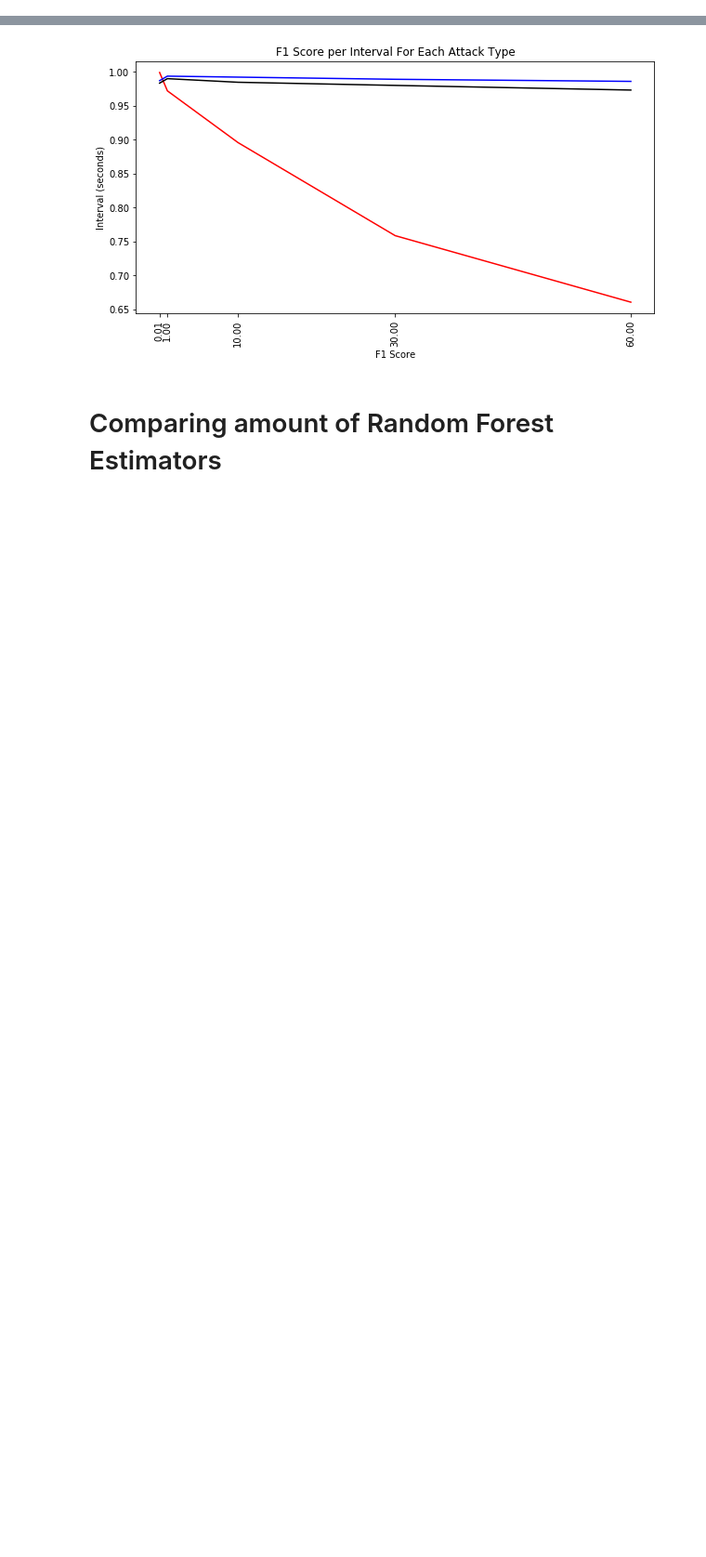
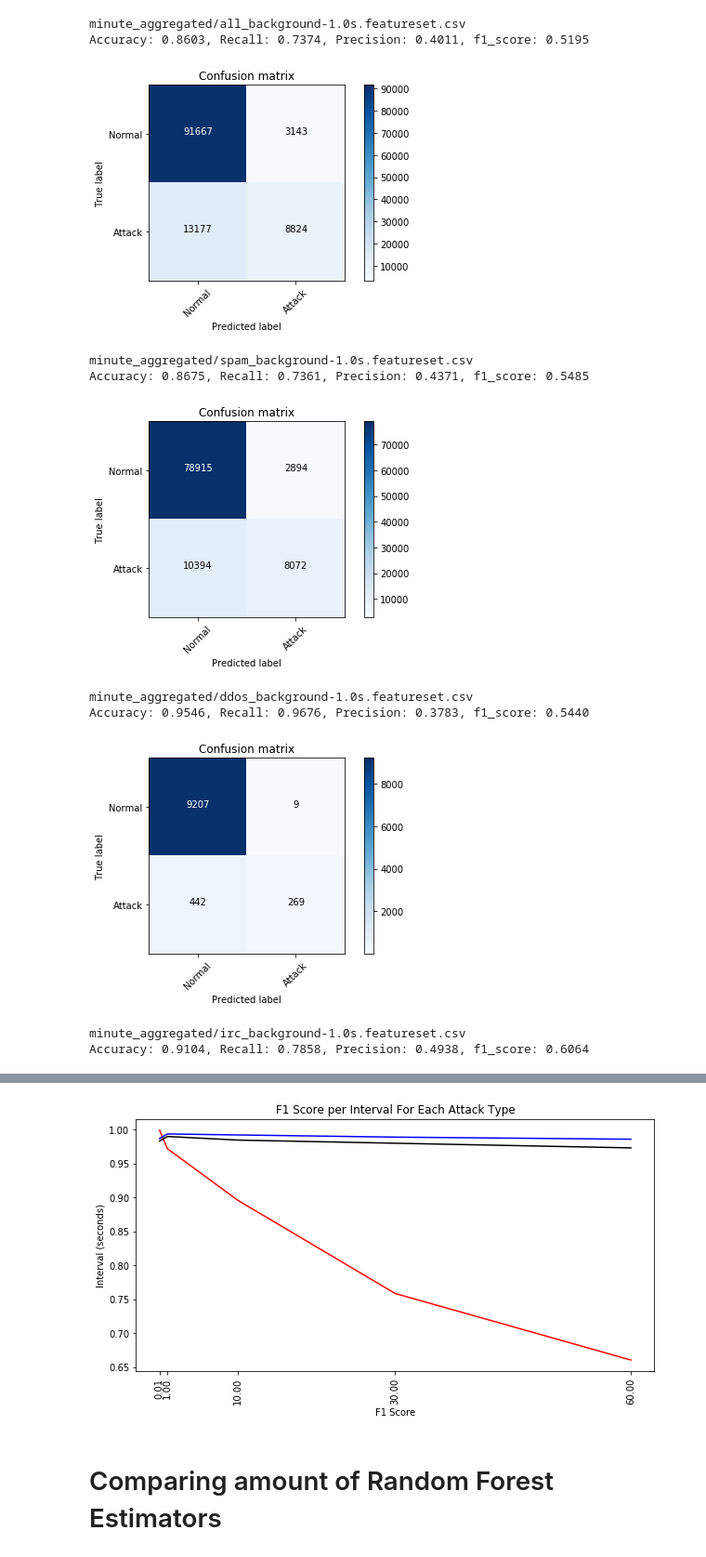
Before and after one commit to SpokenBanana/lambda-code, a Jupyter notebook: ddos-detection/Detecting Attacks.ipynb, the cells around one changed output, grey strips where cells are left out. Shown at 93% size. Cells and saved outputs as stored; diff of their text form; code cells hidden in the pictures; blank space fills up the shorter version.

Commit message:
Added background metrics and the attack detection

```diff
--- a/ddos-detection/Detecting Attacks.ipynb
+++ b/ddos-detection/Detecting Attacks.ipynb
@@ -1,3 +1,34 @@
 # %%
 %matplotlib inline
 %load_ext autoreload
+# %%
+# Background detection
+# Detecting Attacks
+from botnet_detection import summary_of_detection, rf_train, test_dict, get_specific_features_from
+from summarizer import Summarizer
+from plot_features import plot_confusion_matrix
+attacks = ['spam', 'ddos', 'irc']
+files = ['minute_aggregated/all_background-1.0s.featureset.csv']
+files += ['minute_aggregated/{}_background-1.0s.featureset.csv'.format(attack) for attack in attacks]
+for f in files:
+    print(f)
+    if f == 'minute_aggregated/all_background-1.0s.featureset.csv':
+        xtrain, xtest, ytrain, ytest = get_specific_features_from(f, Summarizer().features, has_bots_and_attack=True)
+    else:
+        xtrain, xtest, ytrain, ytest = get_specific_features_from(f, Summarizer().features, has_bots_and_attack=False)
+    clf = rf_train(xtrain, ytrain)
+    results = test_dict(clf, xtest, ytest)
+    print('Accuracy: {accuracy:.4f}, Recall: {recall:.4f}, Precision: {precision:.4f}, f1_score: {f1_score:.4f}'.format(**results), '\n')
+    plot_confusion_matrix(results['confusion_matrix'], ['Normal', 'Attack'])
+# %% [output]
+minute_aggregated/all_background-1.0s.featureset.csv
+Accuracy: 0.8603, Recall: 0.7374, Precision: 0.4011, f1_score: 0.5195
+[figure, added]
+minute_aggregated/spam_background-1.0s.featureset.csv
+Accuracy: 0.8675, Recall: 0.7361, Precision: 0.4371, f1_score: 0.5485
+[figure, added]
+minute_aggregated/ddos_background-1.0s.featureset.csv
+Accuracy: 0.9546, Recall: 0.9676, Precision: 0.3783, f1_score: 0.5440
+[figure, added]
+minute_aggregated/irc_background-1.0s.featureset.csv
+Accuracy: 0.9104, Recall: 0.7858, Precision: 0.4938, f1_score: 0.6064
```
Also changed, not shown: parts of 2 cells of this notebook.
